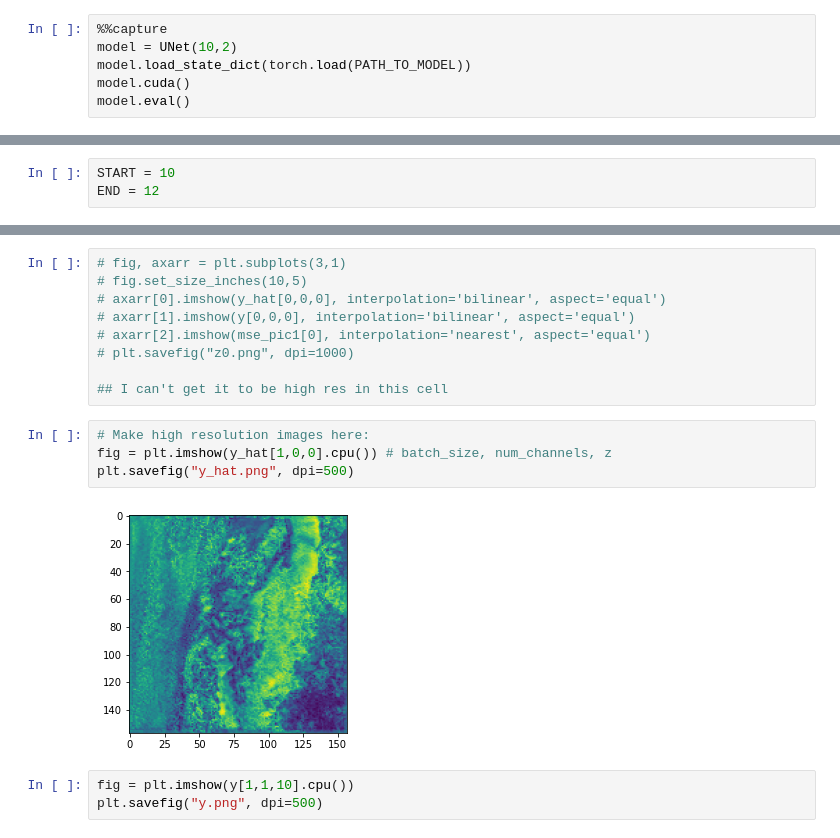
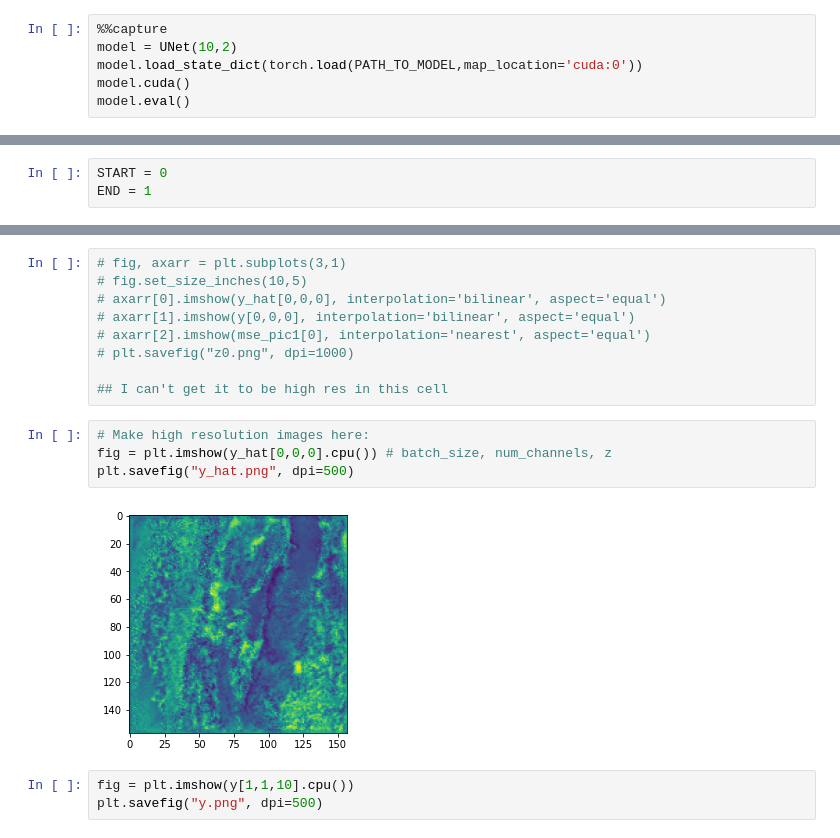
Before and after one commit to ben44496/hal-ncsa-hackathon-2022, a Jupyter notebook: Visualize.ipynb, the cells around one changed output, grey strips where cells are left out. Drawn from its saved outputs; the diff is of its cells as text.

```diff
--- a/Visualize.ipynb
+++ b/Visualize.ipynb
@@ -35,14 +35,14 @@ torch.Size([1, 10, 39, 157, 157])
 # %%
 %%capture
 model = UNet(10,2)
-model.load_state_dict(torch.load(PATH_TO_MODEL))
+model.load_state_dict(torch.load(PATH_TO_MODEL,map_location='cuda:0'))
 model.cuda()
 model.eval()
 # %%
 torch.isnan(X[1:2]).any()
 # %%
-START = 10
-END = 12
+START = 0
+END = 1
 # %%
 %%time
 with torch.no_grad():
@@ -101,10 +101,10 @@ mse_pic1.shape
 ## I can't get it to be high res in this cell
 # %%
 # Make high resolution images here:
-fig = plt.imshow(y_hat[1,0,0].cpu()) # batch_size, num_channels, z
+fig = plt.imshow(y_hat[0,0,0].cpu()) # batch_size, num_channels, z
 plt.savefig("y_hat.png", dpi=500)
 # %% [output]
-[figure, old version]
+[figure, new version]
 # %%
 fig = plt.imshow(y[1,1,10].cpu())
 plt.savefig("y.png", dpi=500)
```
Also changed, not shown: parts of 4 cells of this notebook, 5 other files.
